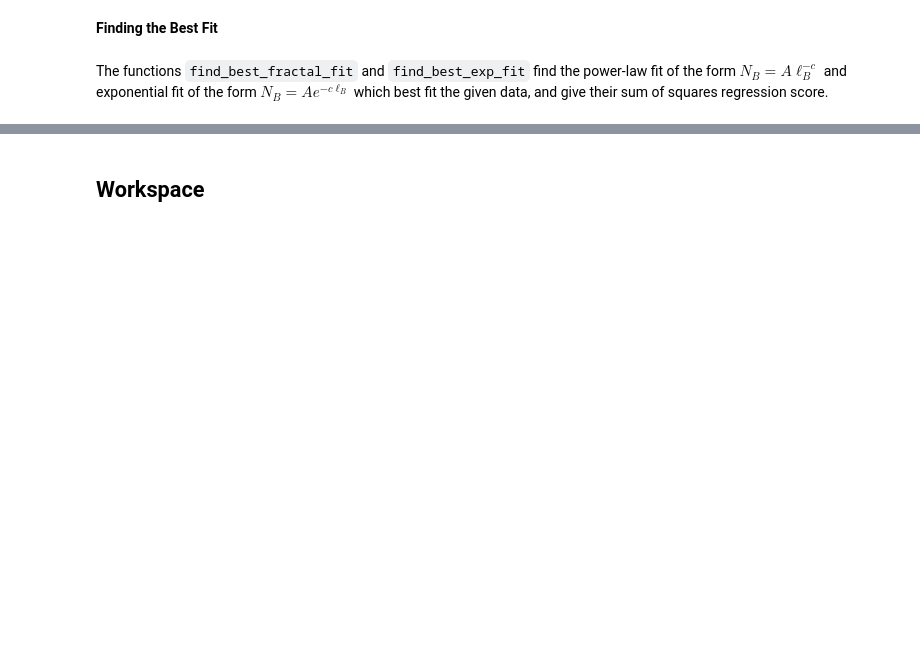
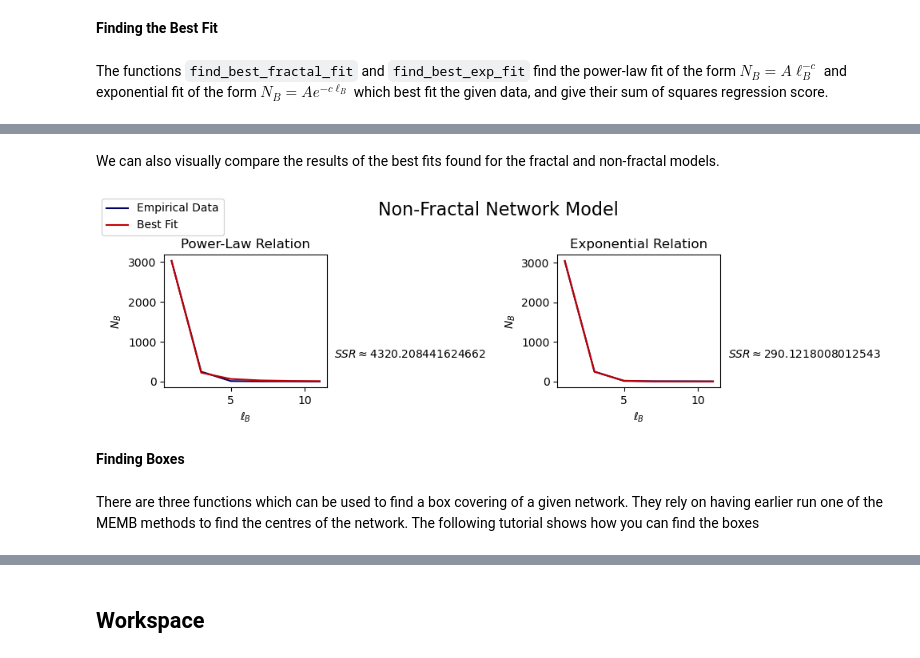
Before and after one commit to katherinehamilton/fractalnetworks, a Jupyter notebook: MEMB.ipynb, the cells around one changed output, grey strips where cells are left out. Drawn from its saved outputs; the diff is of its cells as text; code cells hidden in the pictures; blank space fills up the shorter version.

Commit message:
Updated tutorial and renormalisation methods.

```diff
--- a/MEMB.ipynb
+++ b/MEMB.ipynb
@@ -83,0 +148,10 @@ find_best_fractal_fit(
+# %% [markdown]
+We can also visually compare the results of the best fits found for the fractal and non-fractal models.
+# %%
+plot_best_fit_comparison(lB, NB, exp_A, exp_c, exp_score, frac_A, frac_c, frac_score)
+# %% [output]
+[figure, added]
+# %% [markdown]
+**Finding Boxes**
+# %% [markdown]
+There are three functions which can be used to find a box covering of a given network. They rely on having earlier run one of the MEMB methods to find the centres of the network. The following tutorial shows how you can find the boxes
```
Also changed, not shown: parts of 51 cells of this notebook.
